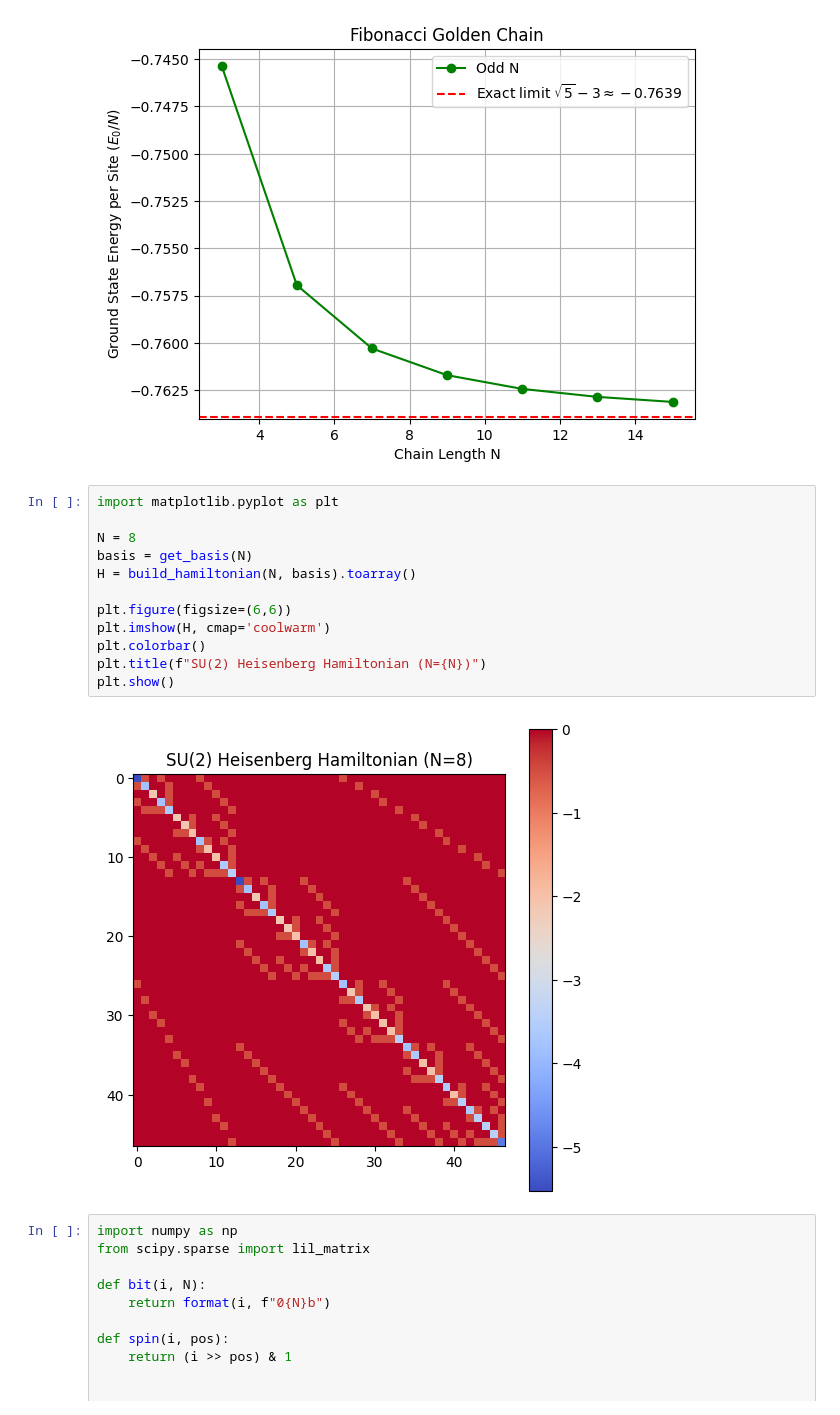
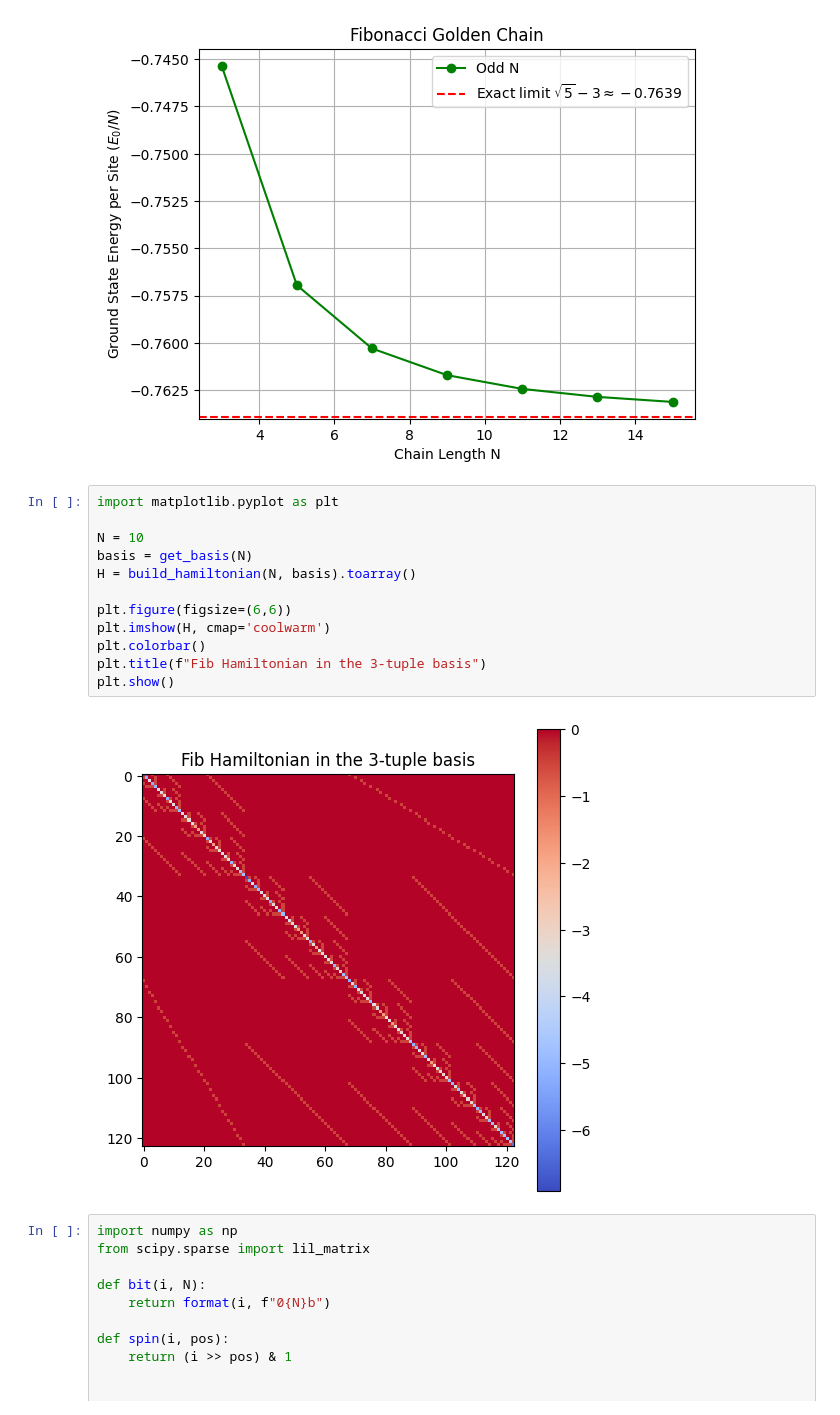
Before and after one commit to jkr11/bachelors-thesis, a Jupyter notebook: experiments/chain.ipynb, the cells around one changed output. Saved outputs shown, nothing was run; the diff lists cells and outputs as text.

```diff
--- a/experiments/chain.ipynb
+++ b/experiments/chain.ipynb
@@ -81,17 +74,17 @@ plt.savefig('convergence_plot.png')
 # %%
 import matplotlib.pyplot as plt
 
-N = 8
+N = 10
 basis = get_basis(N)
 H = build_hamiltonian(N, basis).toarray()
 
 plt.figure(figsize=(6,6))
 plt.imshow(H, cmap='coolwarm')
 plt.colorbar()
-plt.title(f"SU(2) Heisenberg Hamiltonian (N={N})")
+plt.title(f"Fib Hamiltonian in the 3-tuple basis")
 plt.show()
 # %% [output]
-[figure, old version]
+[figure, new version]
 # %%
 import numpy as np
 from scipy.sparse import lil_matrix
```
Also changed, not shown: parts of 3 cells of this notebook, 11 other files.
